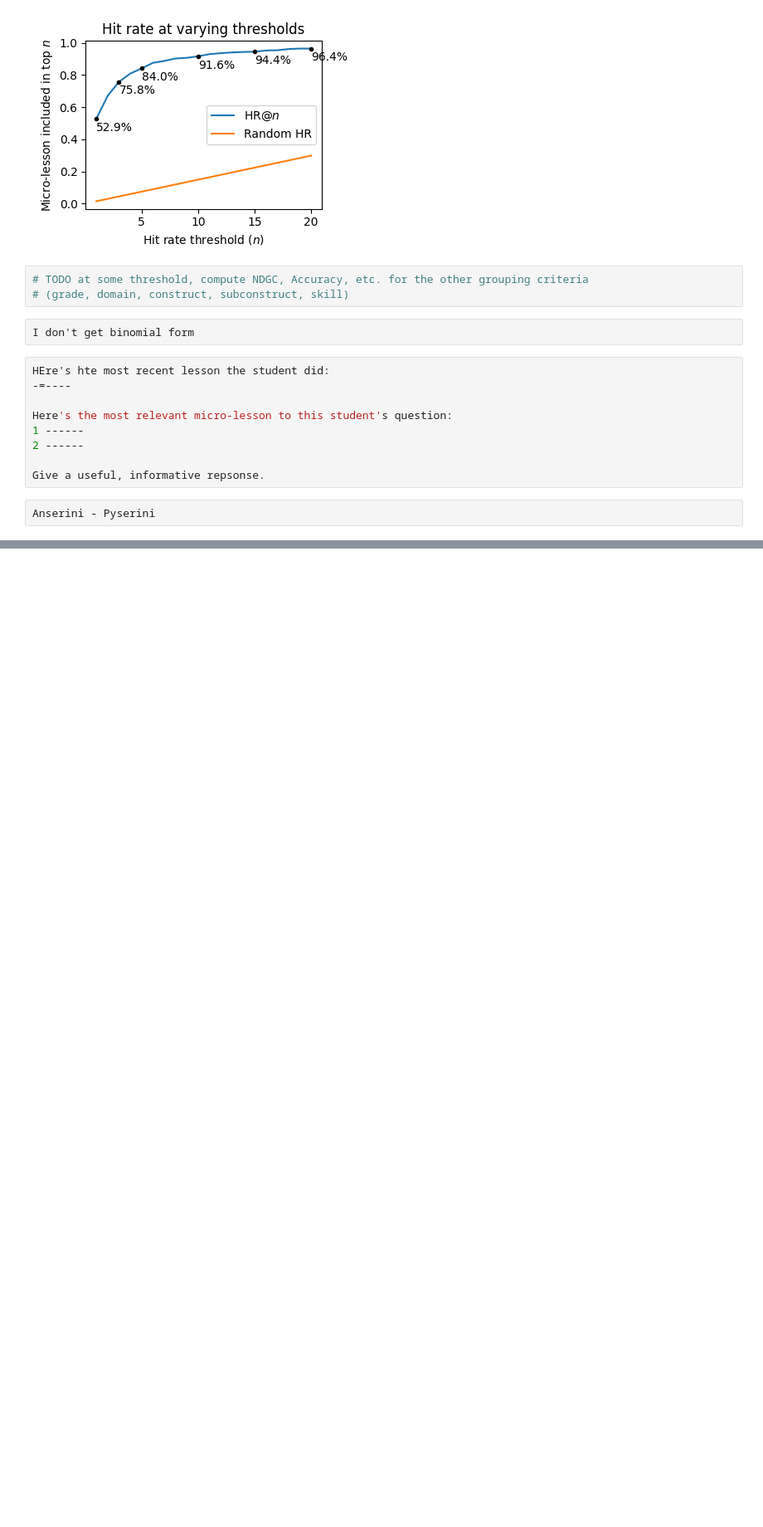
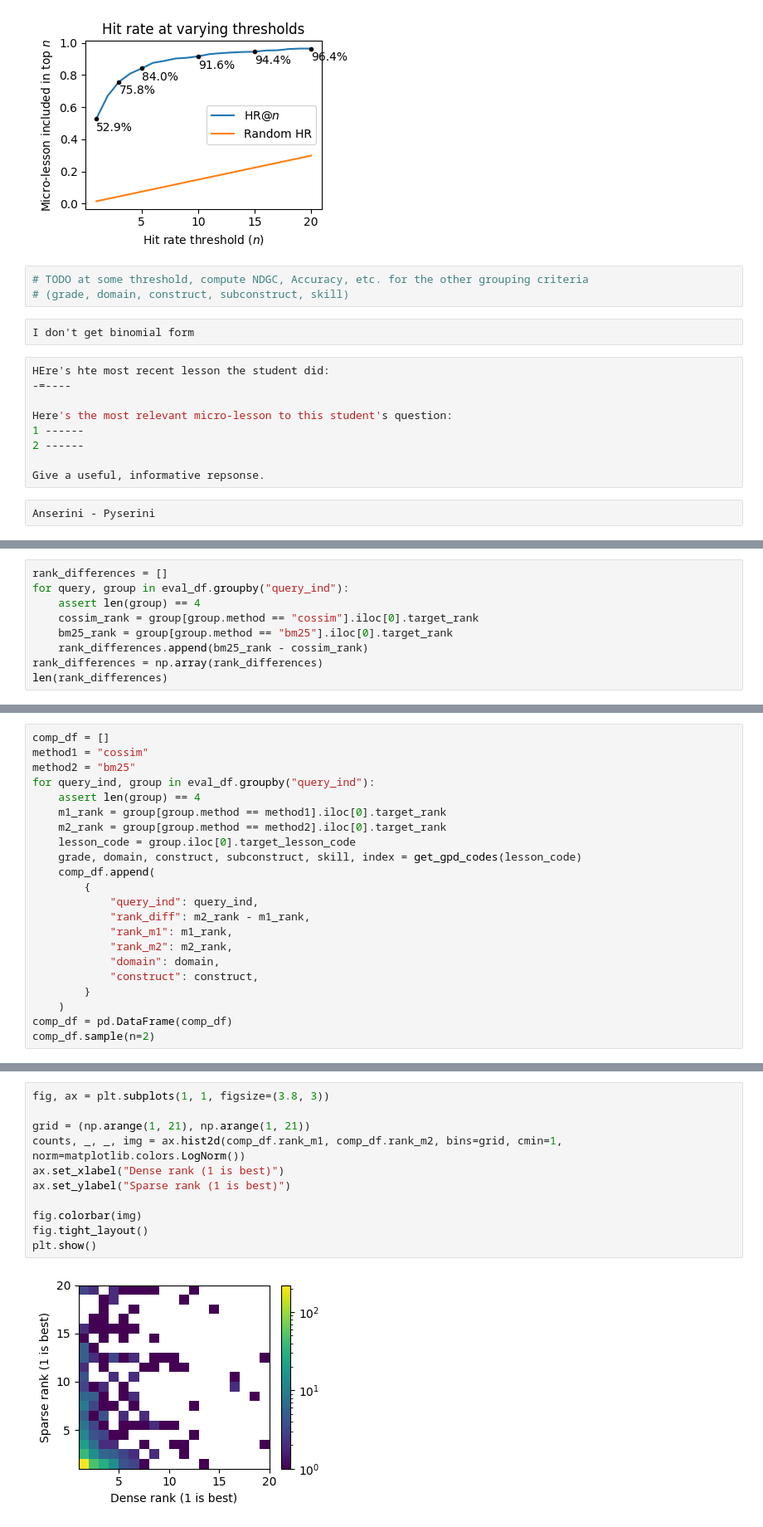
Before and after one commit to DigitalHarborFoundation/llm-math-education, a Jupyter notebook: notebook/EmbeddingTests.ipynb, the cells around one changed output, grey strips where cells are left out. Shown: that part at 83% size. Cells and saved outputs as stored; diff of their text form; blank space fills up the shorter version.

Commit message:
Add notebook for hint generation, update notebooks for embeddings and OpenStax data

```diff
--- a/notebook/EmbeddingTests.ipynb
+++ b/notebook/EmbeddingTests.ipynb
@@ -721,0 +725,9 @@ Anserini - Pyserini
+# %%
+rank_differences = []
+for query, group in eval_df.groupby("query_ind"):
+    assert len(group) == 4
+    cossim_rank = group[group.method == "cossim"].iloc[0].target_rank
+    bm25_rank = group[group.method == "bm25"].iloc[0].target_rank
+    rank_differences.append(bm25_rank - cossim_rank)
+rank_differences = np.array(rank_differences)
+len(rank_differences)
@@ -721,0 +746,22 @@ Anserini - Pyserini
+# %%
+comp_df = []
+method1 = "cossim"
+method2 = "bm25"
+for query_ind, group in eval_df.groupby("query_ind"):
+    assert len(group) == 4
+    m1_rank = group[group.method == method1].iloc[0].target_rank
+    m2_rank = group[group.method == method2].iloc[0].target_rank
+    lesson_code = group.iloc[0].target_lesson_code
+    grade, domain, construct, subconstruct, skill, index = get_gpd_codes(lesson_code)
+    comp_df.append(
+        {
+            "query_ind": query_ind,
+            "rank_diff": m2_rank - m1_rank,
+            "rank_m1": m1_rank,
+            "rank_m2": m2_rank,
+            "domain": domain,
+            "construct": construct,
+        }
+    )
+comp_df = pd.DataFrame(comp_df)
+comp_df.sample(n=2)
@@ -721,0 +772,13 @@ Anserini - Pyserini
+# %%
+fig, ax = plt.subplots(1, 1, figsize=(3.8, 3))
+
+grid = (np.arange(1, 21), np.arange(1, 21))
+counts, _, _, img = ax.hist2d(comp_df.rank_m1, comp_df.rank_m2, bins=grid, cmin=1, norm=matplotlib.colors.LogNorm())
+ax.set_xlabel("Dense rank (1 is best)")
+ax.set_ylabel("Sparse rank (1 is best)")
+
+fig.colorbar(img)
+fig.tight_layout()
+plt.show()
+# %% [output]
+[figure, added]
```
Also changed, not shown: parts of 8 cells of this notebook, 3 other files.
